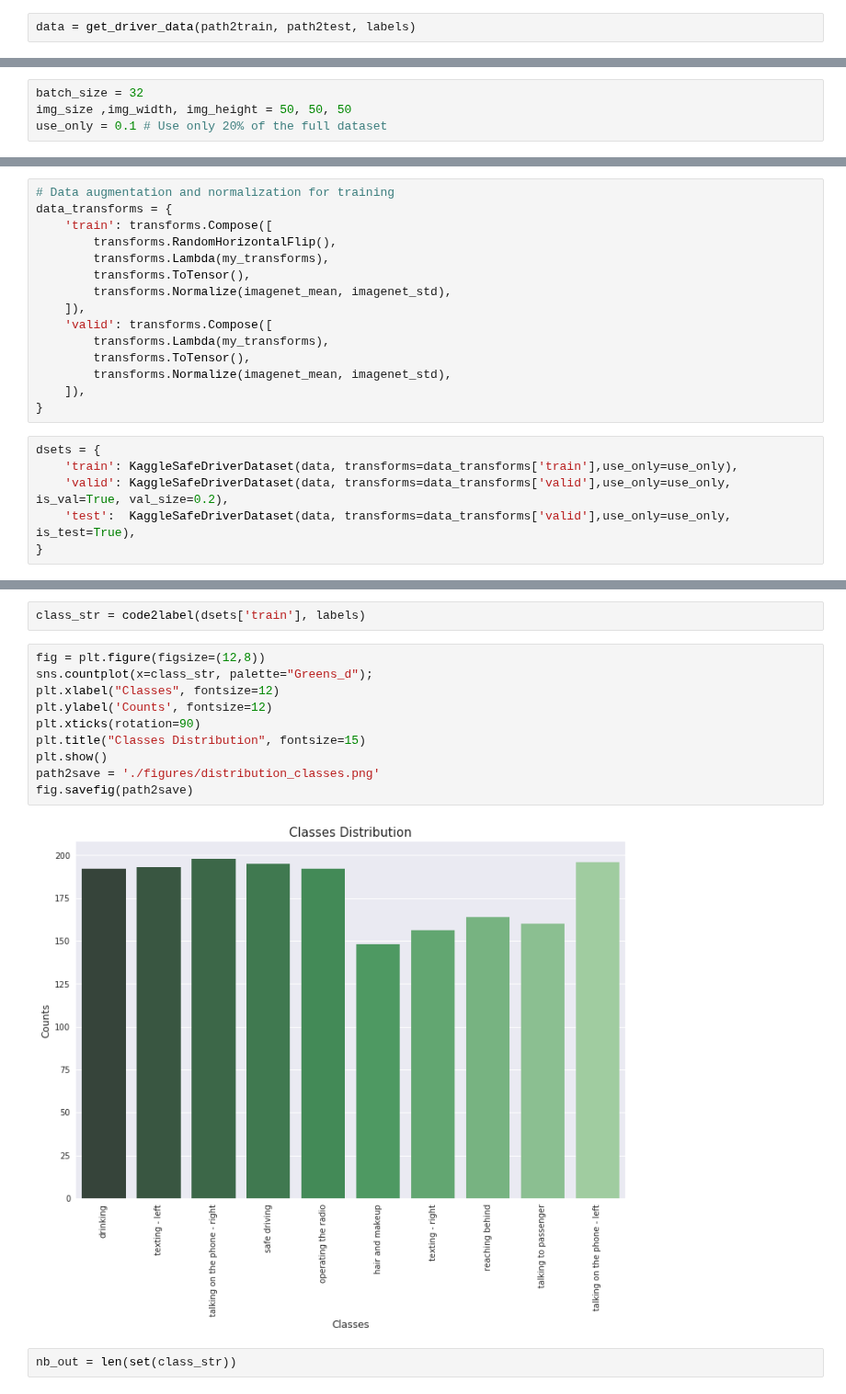
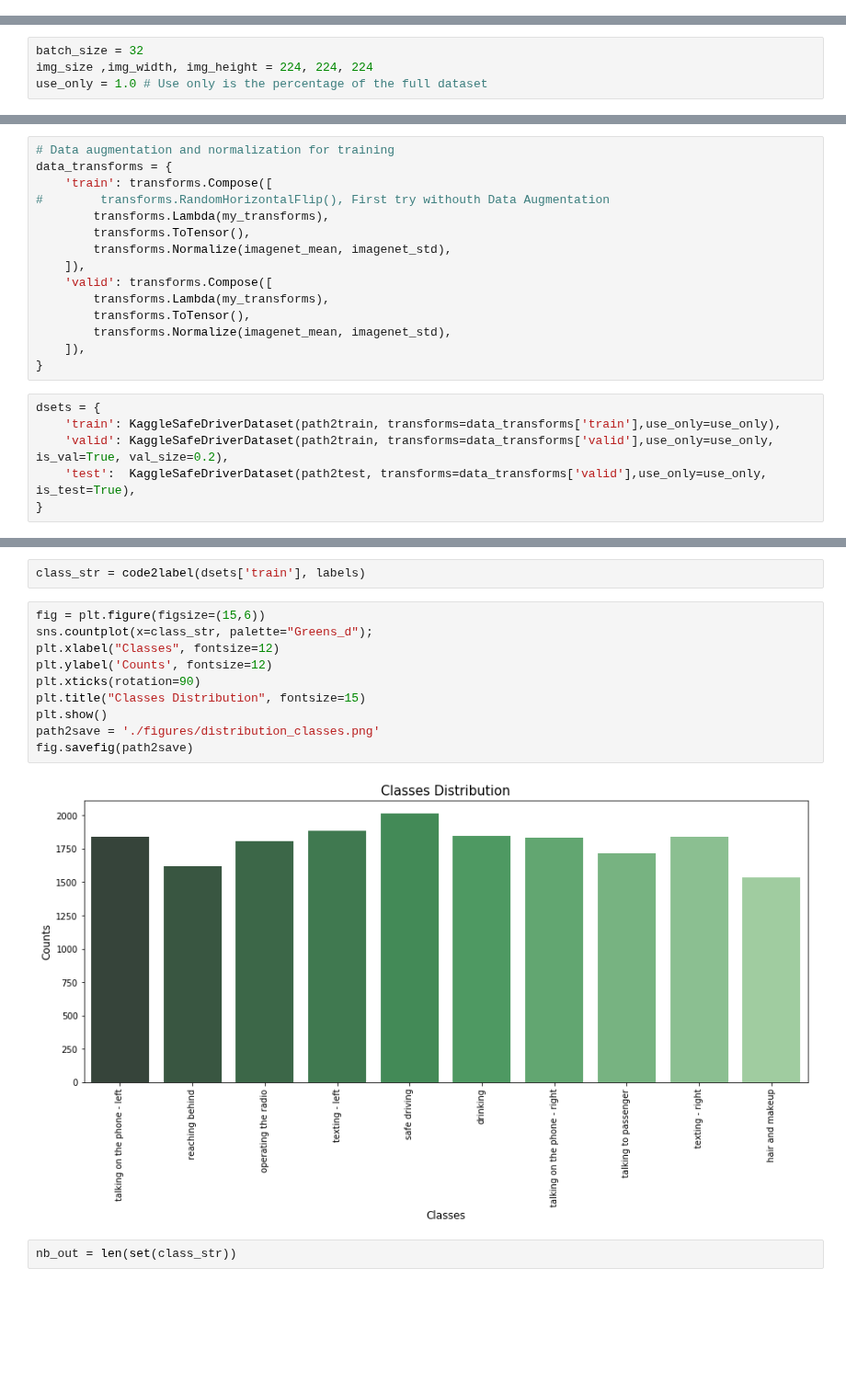
Before and after one commit to RenatoBMLR/state-farm-distracted-driver-detection, a Jupyter notebook: Distracted_Driver_Detection.ipynb, the cells around one changed output, grey strips where cells are left out. Shown at 92% size. Cells and saved outputs as stored; diff of their text form; blank space fills up the shorter version.

Commit message:
Classe Dataset ajustada para criar lista de paths sem necessidade do dicionário, Resize das imagens para 224x224 para melhoria de performance no treinamento

```diff
--- a/Distracted_Driver_Detection.ipynb
+++ b/Distracted_Driver_Detection.ipynb
@@ -99,2 +63,0 @@ def get_driver_data(path2train, path2test, labels):
-# %%
-data = get_driver_data(path2train, path2test, labels)
@@ -187,8 +143,8 @@ class KaggleSafeDriverDataset(Dataset):
         return len(self.X)
 # %%
 batch_size = 32
-img_size ,img_width, img_height = 50, 50, 50
-use_only = 0.1 # Use only 20% of the full dataset
+img_size ,img_width, img_height = 224, 224, 224
+use_only = 1.0 # Use only is the percentage of the full dataset
 # %%
 def my_transforms(img, img_width=img_width, img_height=img_height):
     return img.resize((img_width, img_height))
@@ -204,7 +160,7 @@ def denormalize(image, mean=imagenet_mean, std=imagenet_std):
 # Data augmentation and normalization for training
 data_transforms = {
     'train': transforms.Compose([
-        transforms.RandomHorizontalFlip(),
+#        transforms.RandomHorizontalFlip(), First try withouth Data Augmentation
         transforms.Lambda(my_transforms),
         transforms.ToTensor(),
         transforms.Normalize(imagenet_mean, imagenet_std),
@@ -217,9 +173,9 @@ data_transforms = {
 }
 # %%
 dsets = {
-    'train': KaggleSafeDriverDataset(data, transforms=data_transforms['train'],use_only=use_only),
-    'valid': KaggleSafeDriverDataset(data, transforms=data_transforms['valid'],use_only=use_only, is_val=True, val_size=0.2),
-    'test':  KaggleSafeDriverDataset(data, transforms=data_transforms['valid'],use_only=use_only, is_test=True),
+    'train': KaggleSafeDriverDataset(path2train, transforms=data_transforms['train'],use_only=use_only),
+    'valid': KaggleSafeDriverDataset(path2train, transforms=data_transforms['valid'],use_only=use_only, is_val=True, val_size=0.2),
+    'test':  KaggleSafeDriverDataset(path2test, transforms=data_transforms['valid'],use_only=use_only, is_test=True),
 }
 # %%
 def _create_dataLoader(dsets, batch_size, cpu_count, pin_memory =  False):
@@ -309,16 +272,16 @@ def code2label(dataset, labels):
 # %%
 class_str = code2label(dsets['train'], labels)
 # %%
-fig = plt.figure(figsize=(12,8))
+fig = plt.figure(figsize=(15,6))
 sns.countplot(x=class_str, palette="Greens_d");
 plt.xlabel("Classes", fontsize=12)
 plt.ylabel('Counts', fontsize=12)
 plt.xticks(rotation=90)
 plt.title("Classes Distribution", fontsize=15)
 plt.show()
 path2save = './figures/distribution_classes.png'
 fig.savefig(path2save)
 # %% [output]
-[figure, old version]
+[figure, new version]
 # %%
 nb_out = len(set(class_str))
```
Also changed, not shown: parts of 24 cells of this notebook.
